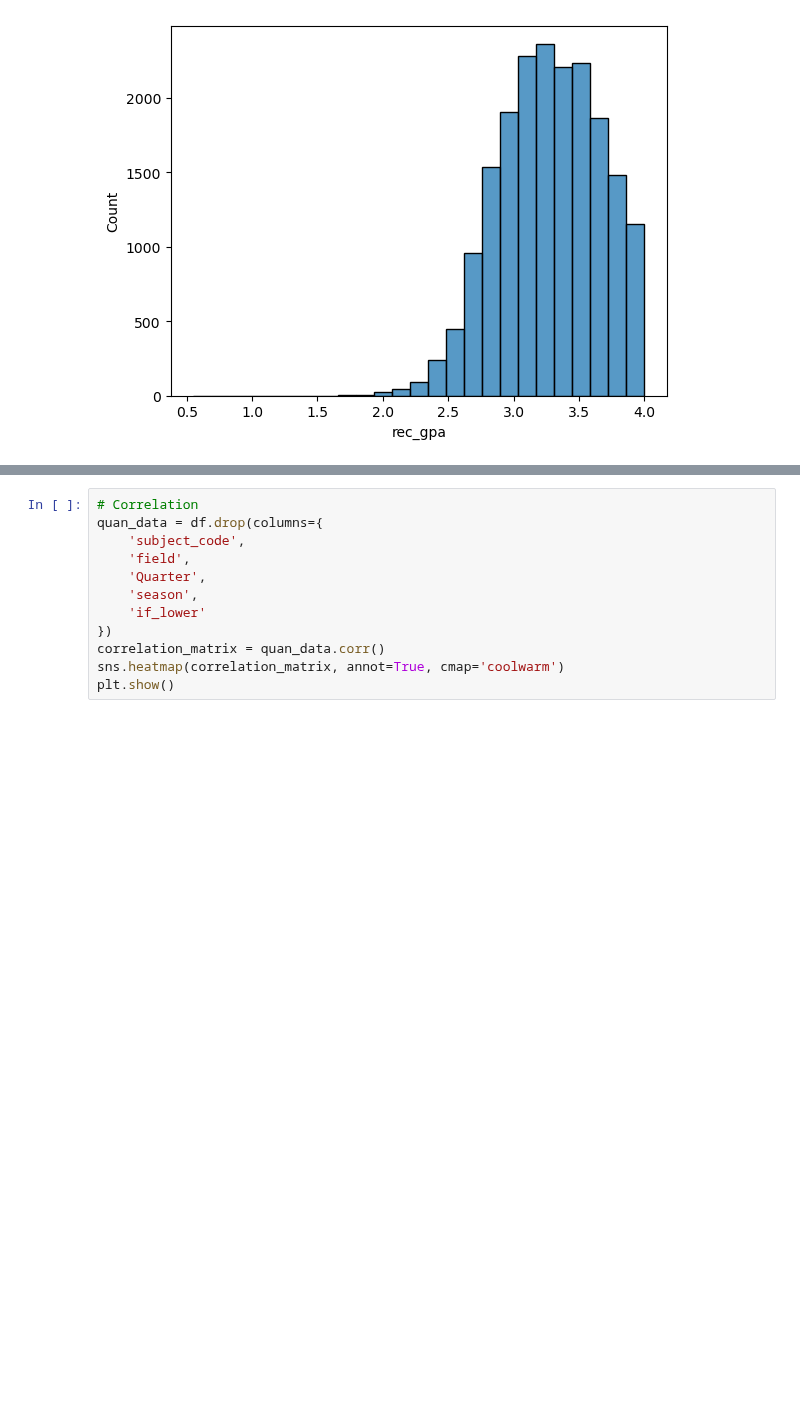
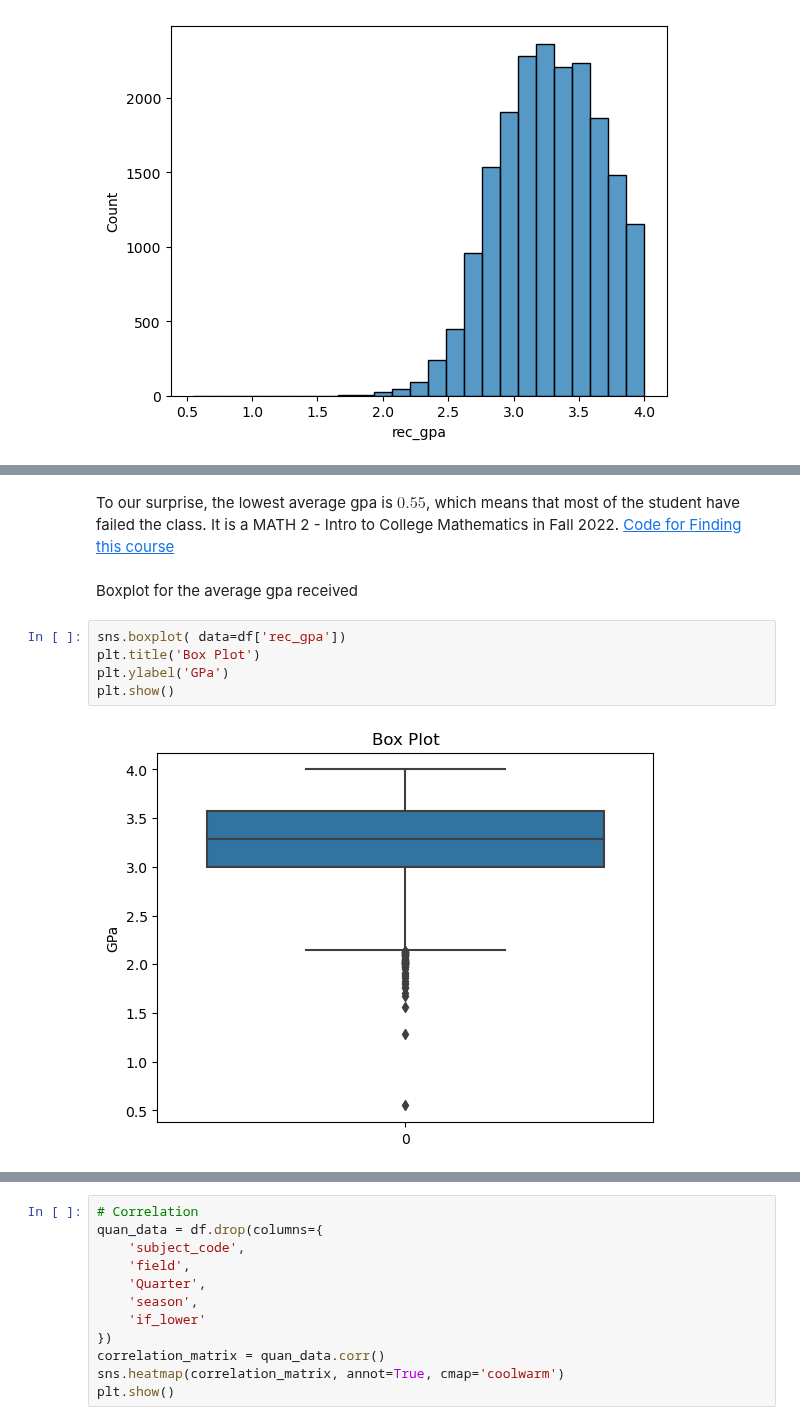
Before and after one commit to Yin-Y-M/Math-189-D12, a Jupyter notebook: Math 189 D12 Project.ipynb, the cells around one changed output, grey strips where cells are left out. Cells and saved outputs as stored; diff of their text form; blank space fills up the shorter version.

```diff
--- a/Math 189 D12 Project.ipynb
+++ b/Math 189 D12 Project.ipynb
@@ -257,0 +271,13 @@ plt.show()
+# %% [markdown]
+To our surprise, the lowest average gpa is $0.55$, which means that most of the student have failed the class.
+It is a MATH 2 - Intro to College Mathematics in Fall 2022.
+[Code for Finding this course](#Finding-this-course)
+# %% [markdown]
+Boxplot for the average gpa received
+# %%
+sns.boxplot( data=df['rec_gpa'])
+plt.title('Box Plot')
+plt.ylabel('GPa')
+plt.show()
+# %% [output]
+[figure, added]
```
Also changed, not shown: parts of 44 cells of this notebook.
